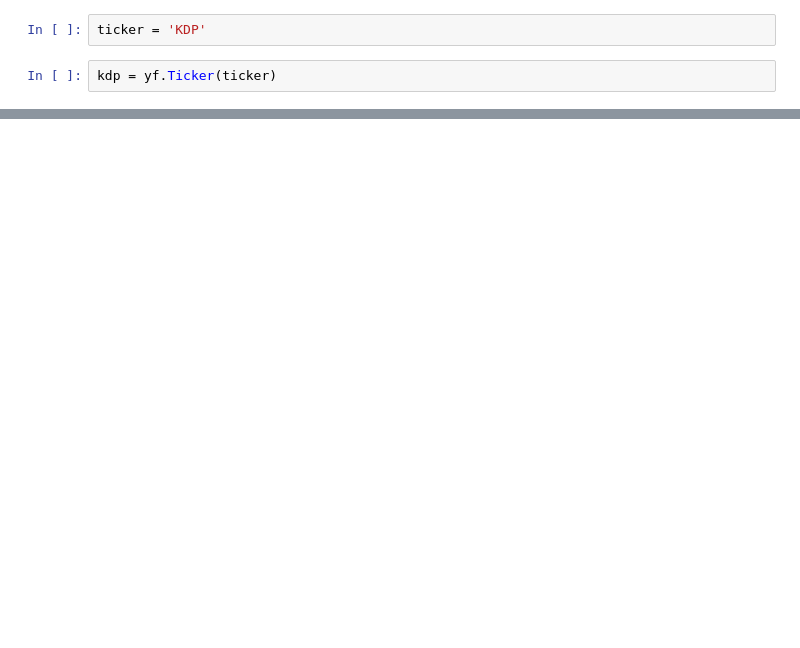
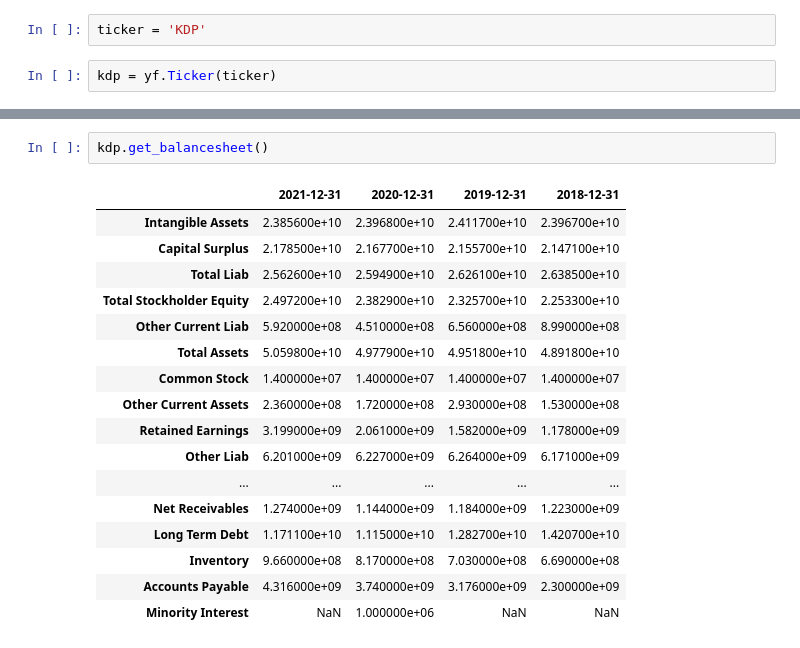
Before and after one commit to TVHM/Microcradentials_Business, a Jupyter notebook: kdp.ipynb, the cells around one changed output, grey strips where cells are left out. Drawn from its saved outputs; the diff is of its cells as text; blank space fills up the shorter version.

```diff
--- a/kdp.ipynb
+++ b/kdp.ipynb
@@ -27,0 +55,20 @@ kdp = yf.Ticker(ticker)
+# %%
+kdp.get_balancesheet()
+# %% [output]
+|  | 2021-12-31 | 2020-12-31 | 2019-12-31 | 2018-12-31 |
+| Intangible Assets | 2.385600e+10 | 2.396800e+10 | 2.411700e+10 | 2.396700e+10 |
+| Capital Surplus | 2.178500e+10 | 2.167700e+10 | 2.155700e+10 | 2.147100e+10 |
+| Total Liab | 2.562600e+10 | 2.594900e+10 | 2.626100e+10 | 2.638500e+10 |
+| Total Stockholder Equity | 2.497200e+10 | 2.382900e+10 | 2.325700e+10 | 2.253300e+10 |
+| Other Current Liab | 5.920000e+08 | 4.510000e+08 | 6.560000e+08 | 8.990000e+08 |
+| Total Assets | 5.059800e+10 | 4.977900e+10 | 4.951800e+10 | 4.891800e+10 |
+| Common Stock | 1.400000e+07 | 1.400000e+07 | 1.400000e+07 | 1.400000e+07 |
+| Other Current Assets | 2.360000e+08 | 1.720000e+08 | 2.930000e+08 | 1.530000e+08 |
+| Retained Earnings | 3.199000e+09 | 2.061000e+09 | 1.582000e+09 | 1.178000e+09 |
+| Other Liab | 6.201000e+09 | 6.227000e+09 | 6.264000e+09 | 6.171000e+09 |
+| ... | ... | ... | ... | ... |
+| Net Receivables | 1.274000e+09 | 1.144000e+09 | 1.184000e+09 | 1.223000e+09 |
+| Long Term Debt | 1.171100e+10 | 1.115000e+10 | 1.282700e+10 | 1.420700e+10 |
+| Inventory | 9.660000e+08 | 8.170000e+08 | 7.030000e+08 | 6.690000e+08 |
+| Accounts Payable | 4.316000e+09 | 3.740000e+09 | 3.176000e+09 | 2.300000e+09 |
+| Minority Interest | NaN | 1.000000e+06 | NaN | NaN |
```
Also changed, not shown: parts of 14 cells of this notebook.
